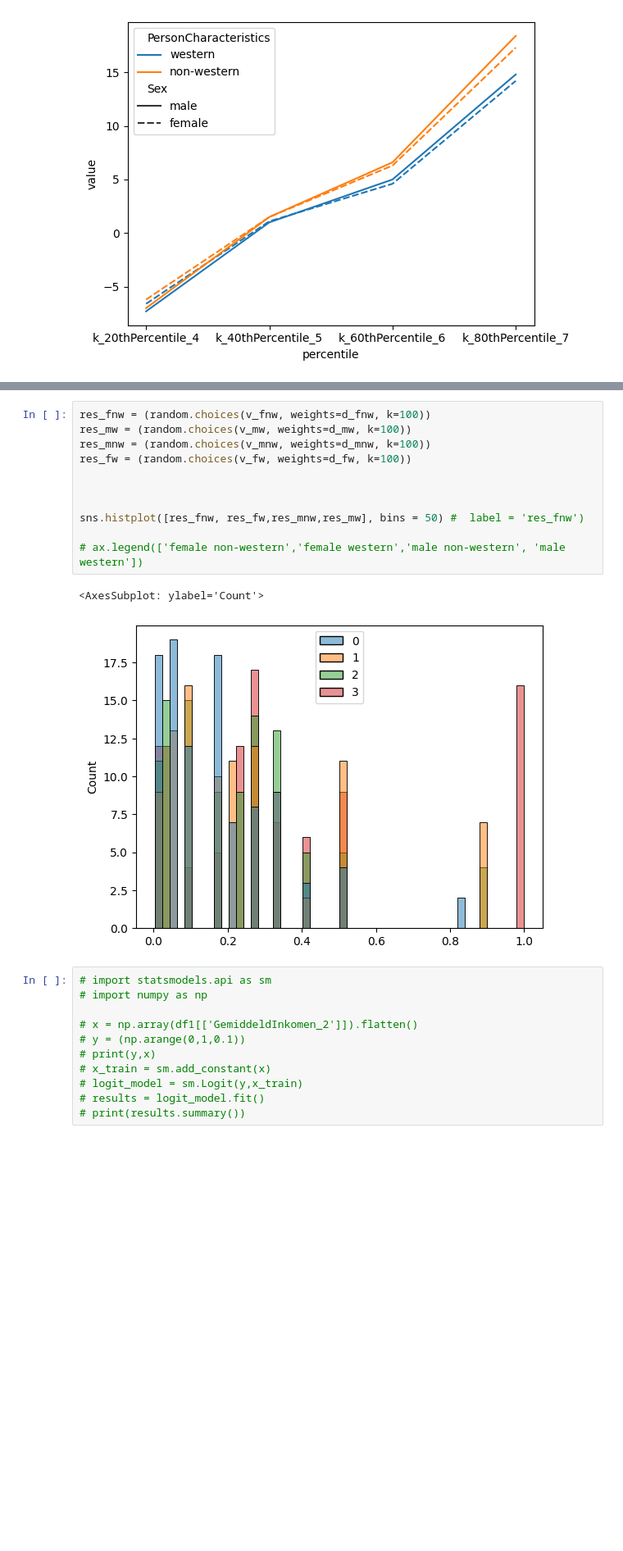
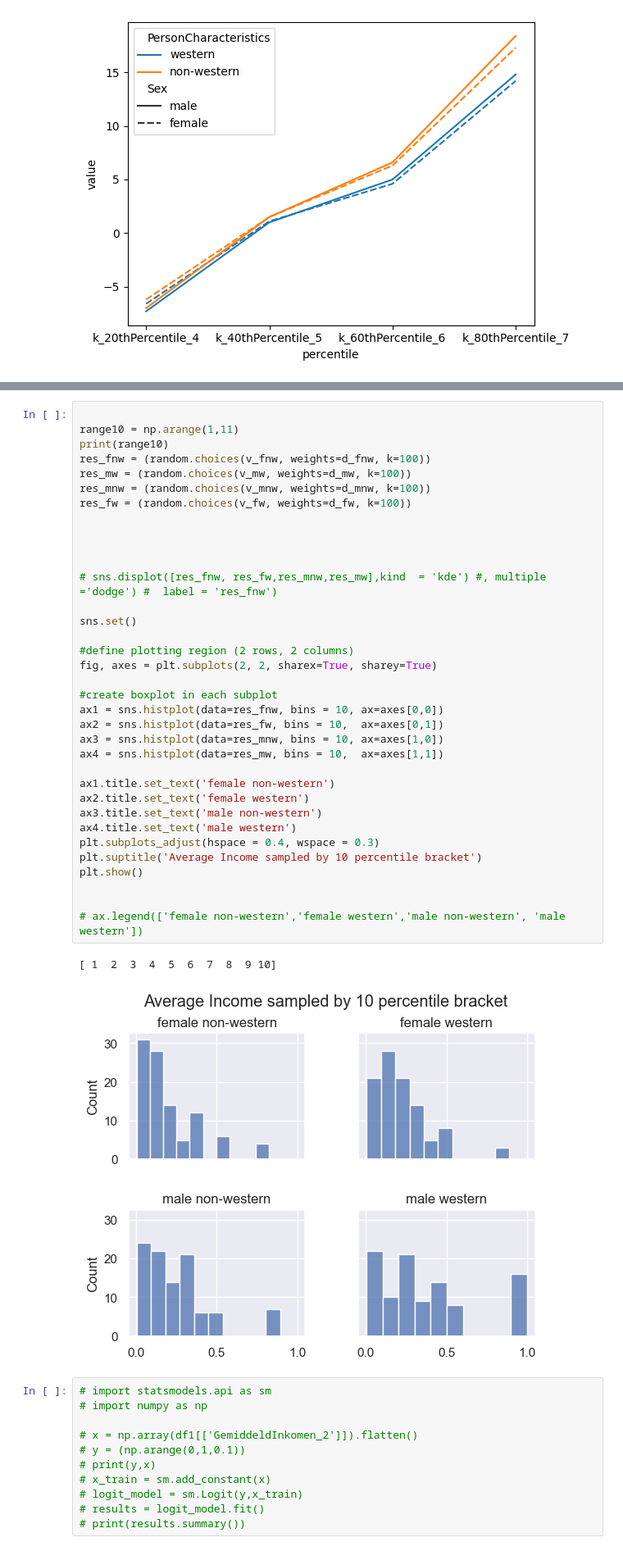
Before and after one commit to Le-Ty/abm_dm_impact, a Jupyter notebook: basic/notebooks/distributions.ipynb, the cells around one changed output, grey strips where cells are left out. Shown at 82% size. Cells and saved outputs as stored; diff of their text form; blank space fills up the shorter version.

```diff
--- a/basic/notebooks/distributions.ipynb
+++ b/basic/notebooks/distributions.ipynb
@@ -181,17 +166,41 @@ The folloing graph shows
-# %%
-res_fnw = (random.choices(v_fnw, weights=d_fnw, k=100))
-res_mw = (random.choices(v_mw, weights=d_mw, k=100))
-res_mnw = (random.choices(v_mnw, weights=d_mnw, k=100))
-res_fw = (random.choices(v_fw, weights=d_fw, k=100))
-
-
-
-sns.histplot([res_fnw, res_fw,res_mnw,res_mw], bins = 50) #  label = 'res_fnw')
-
-# ax.legend(['female non-western','female western','male non-western', 'male western'])
-# %% [output]
-<AxesSubplot: ylabel='Count'>
-[figure, removed]
+# %%
+
+range10 = np.arange(1,11)
+print(range10)
+res_fnw = (random.choices(v_fnw, weights=d_fnw, k=100))
+res_mw = (random.choices(v_mw, weights=d_mw, k=100))
+res_mnw = (random.choices(v_mnw, weights=d_mnw, k=100))
+res_fw = (random.choices(v_fw, weights=d_fw, k=100))
+
+
+
+
+# sns.displot([res_fnw, res_fw,res_mnw,res_mw],kind  = 'kde') #, multiple ='dodge') #  label = 'res_fnw')
+
+sns.set()
+
+#define plotting region (2 rows, 2 columns)
+fig, axes = plt.subplots(2, 2, sharex=True, sharey=True)
+
+#create boxplot in each subplot
+ax1 = sns.histplot(data=res_fnw, bins = 10, ax=axes[0,0])
+ax2 = sns.histplot(data=res_fw, bins = 10,  ax=axes[0,1])
+ax3 = sns.histplot(data=res_mnw, bins = 10, ax=axes[1,0])
+ax4 = sns.histplot(data=res_mw, bins = 10,  ax=axes[1,1])
+
+ax1.title.set_text('female non-western')
+ax2.title.set_text('female western')
+ax3.title.set_text('male non-western')
+ax4.title.set_text('male western')
+plt.subplots_adjust(hspace = 0.4, wspace = 0.3)
+plt.suptitle('Average Income sampled by 10 percentile bracket')
+plt.show()
+
+
+# ax.legend(['female non-western','female western','male non-western', 'male western'])
+# %% [output]
+[ 1  2  3  4  5  6  7  8  9 10]
+[figure, added]
 # %%
 # import statsmodels.api as sm
 # import numpy as np
```
Also changed, not shown: parts of 3 cells of this notebook.
